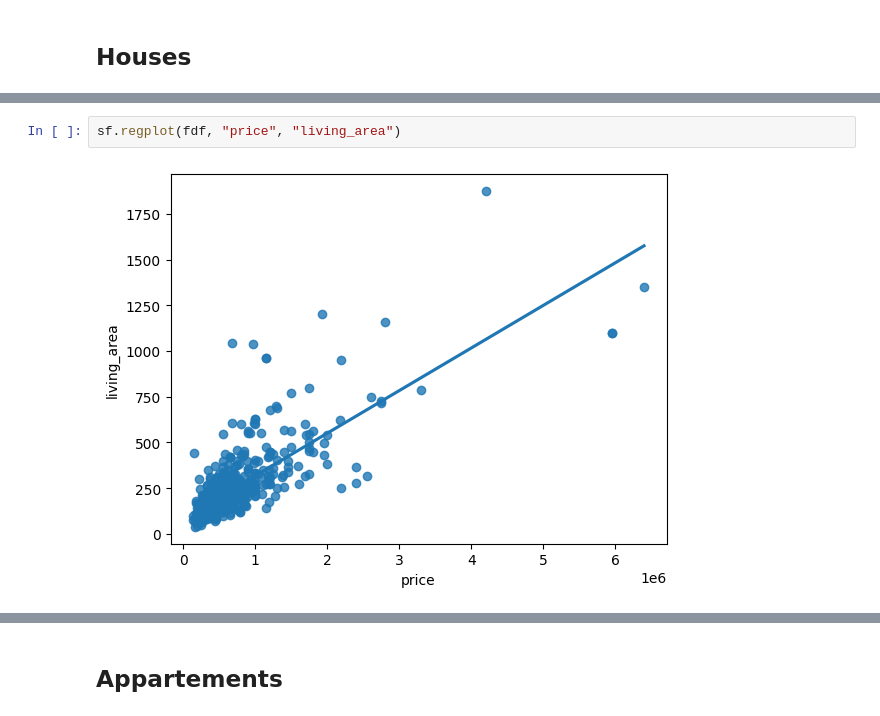
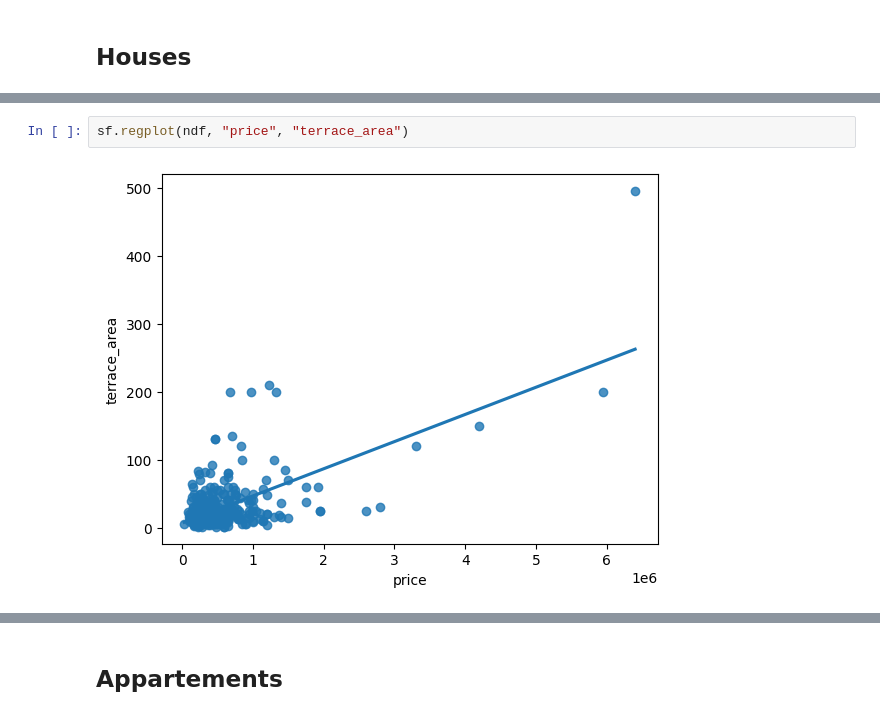
Before and after one commit to NathNacht/immo-eliza-scraping-immozila-Cleaning-EDA, a Jupyter notebook: analyses/sem_anwser.ipynb, the cells around one changed output, grey strips where cells are left out. Saved outputs shown, nothing was run; the diff lists cells and outputs as text.

```diff
--- a/analyses/sem_anwser.ipynb
+++ b/analyses/sem_anwser.ipynb
@@ -87,4 +97,4 @@ sf.heatmap(fdf)
 # %%
-sf.regplot(fdf, "price", "living_area")
+sf.regplot(ndf, "price", "terrace_area")
 # %% [output]
-[figure, old version]
+[figure, new version]
```
Also changed, not shown: parts of 17 cells of this notebook, 1 other file.
